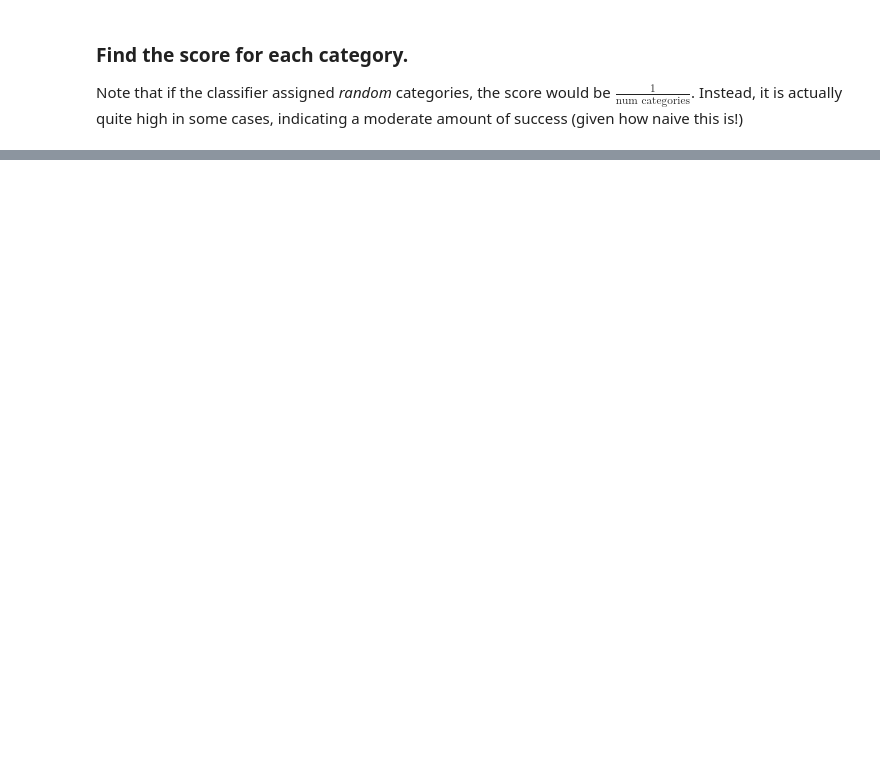
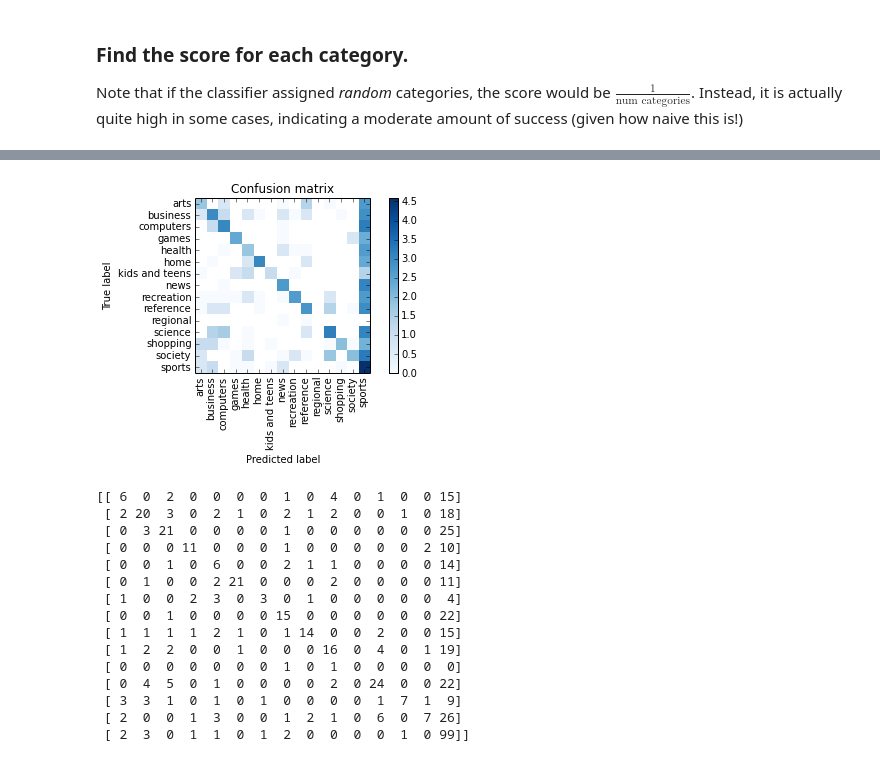
Before and after one commit to comp6028team17/gensim_testing, a Jupyter notebook: meta_content_to_dmoz_classes_2.ipynb, the cells around one changed output, grey strips where cells are left out. Cells and saved outputs as stored; diff of their text form; code cells hidden in the pictures; blank space fills up the shorter version.

```diff
--- a/meta_content_to_dmoz_classes_2.ipynb
+++ b/meta_content_to_dmoz_classes_2.ipynb
@@ -126,0 +108,22 @@ science         0.09667      0.4138
+# %%
+cm = sklearn.metrics.confusion_matrix(dmoz_encoder.inverse_transform(y_test), dmoz_encoder.inverse_transform(predicted), dmoz_encoder.classes_)
+analysis.plot_confusion_matrix(np.log(cm), labels= dmoz_encoder.classes_)
+plt.show()
+print cm
+# %% [output]
+[figure, added]
+[[ 6  0  2  0  0  0  0  1  0  4  0  1  0  0 15]
+ [ 2 20  3  0  2  1  0  2  1  2  0  0  1  0 18]
+ [ 0  3 21  0  0  0  0  1  0  0  0  0  0  0 25]
+ [ 0  0  0 11  0  0  0  1  0  0  0  0  0  2 10]
+ [ 0  0  1  0  6  0  0  2  1  1  0  0  0  0 14]
+ [ 0  1  0  0  2 21  0  0  0  2  0  0  0  0 11]
+ [ 1  0  0  2  3  0  3  0  1  0  0  0  0  0  4]
+ [ 0  0  1  0  0  0  0 15  0  0  0  0  0  0 22]
+ [ 1  1  1  1  2  1  0  1 14  0  0  2  0  0 15]
+ [ 1  2  2  0  0  1  0  0  0 16  0  4  0  1 19]
+ [ 0  0  0  0  0  0  0  1  0  1  0  0  0  0  0]
+ [ 0  4  5  0  1  0  0  0  0  2  0 24  0  0 22]
+ [ 3  3  1  0  1  0  1  0  0  0  0  1  7  1  9]
+ [ 2  0  0  1  3  0  0  1  2  1  0  6  0  7 26]
+ [ 2  3  0  1  1  0  1  2  0  0  0  0  1  0 99]]
```
Also changed, not shown: parts of 13 cells of this notebook, 1 other file.
